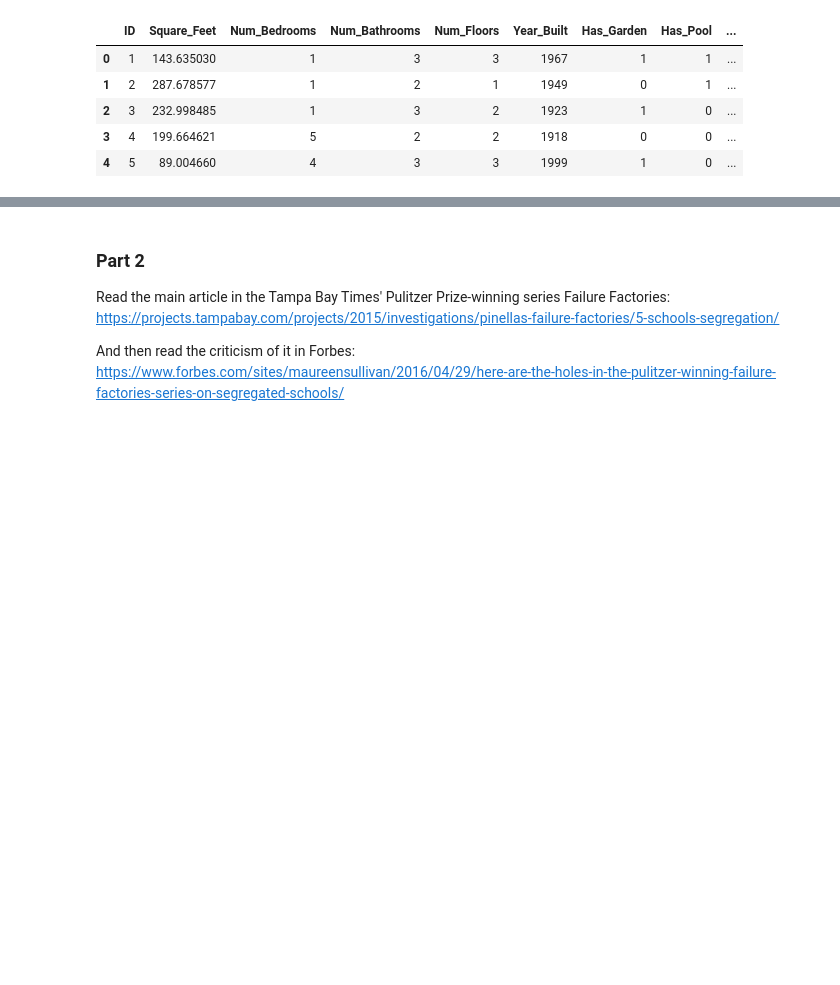
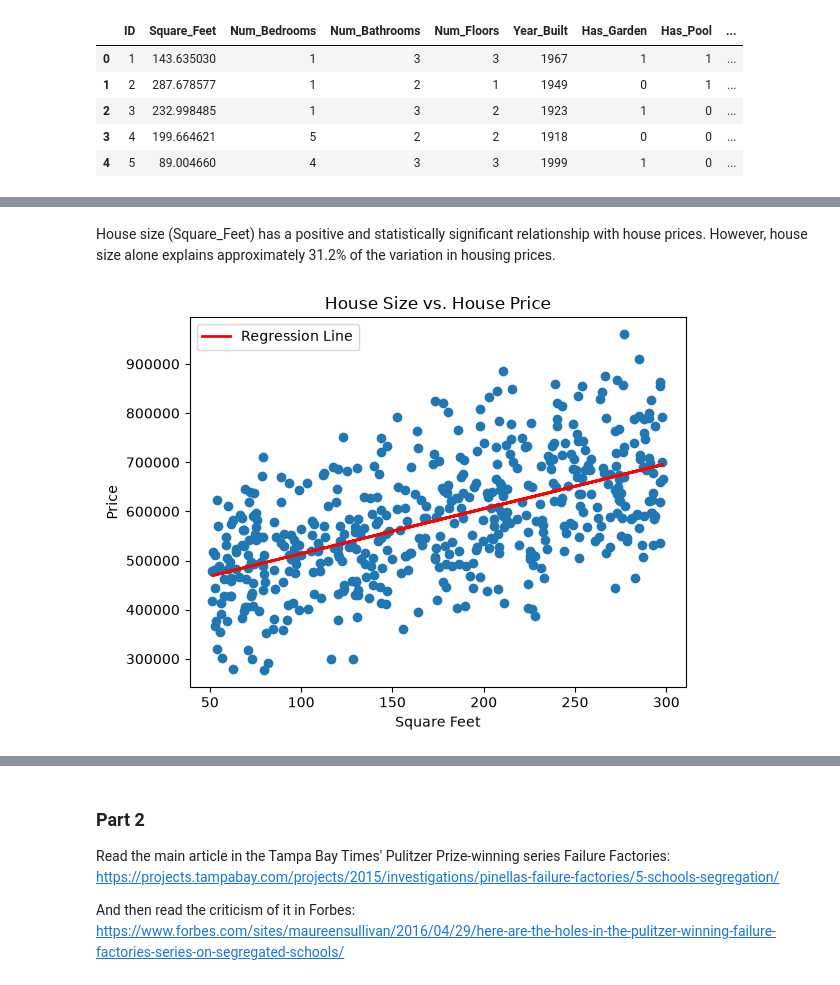
Before and after one commit to laylayounes/cuny-advanced-data-journalism-fall-2026, a Jupyter notebook: exercise-files/homework/homework7.ipynb, the cells around one changed output, grey strips where cells are left out. Drawn from its saved outputs; the diff is of its cells as text; code cells hidden in the pictures; blank space fills up the shorter version.

```diff
--- a/exercise-files/homework/homework7.ipynb
+++ b/exercise-files/homework/homework7.ipynb
@@ -36,2 +36,5 @@ The regression formula is ________.
 # %%
 # Ok now let's perform the simple linear regression. Write your code below.
+
+model = smf.ols(formula="Price ~ Square_Feet", data=df).fit()
+model.summary()
@@ -38,5 +61,28 @@ The regression formula is ________.
+# %% [markdown]
+House size (Square_Feet) has a positive and statistically significant relationship with house prices. However, house size alone explains approximately 31.2% of the variation in housing prices.
 # %%
 # Plot your data on a scatterplot and draft a regression line. Write your code below.
+
+plt.scatter(df["Square_Feet"], df["Price"])
+
+# Draw the regression line
+plt.plot(
+    df["Square_Feet"],
+    model.predict(),
+    color='red',
+    linewidth=2,
+    label='Regression Line'
+)
+
+# Add your labels!
+plt.title("House Size vs. House Price")
+plt.xlabel("Square Feet")
+plt.ylabel("Price")
+
+plt.legend()
+plt.show()
+# %% [output]
+[figure, added]
 # %% [markdown]
 Ok, let's take it a step further. Our new question is: Does house size still matter when we control for the number of bedrooms and bathrooms?
 
```
Also changed, not shown: parts of 5 cells of this notebook, 24 other files.
